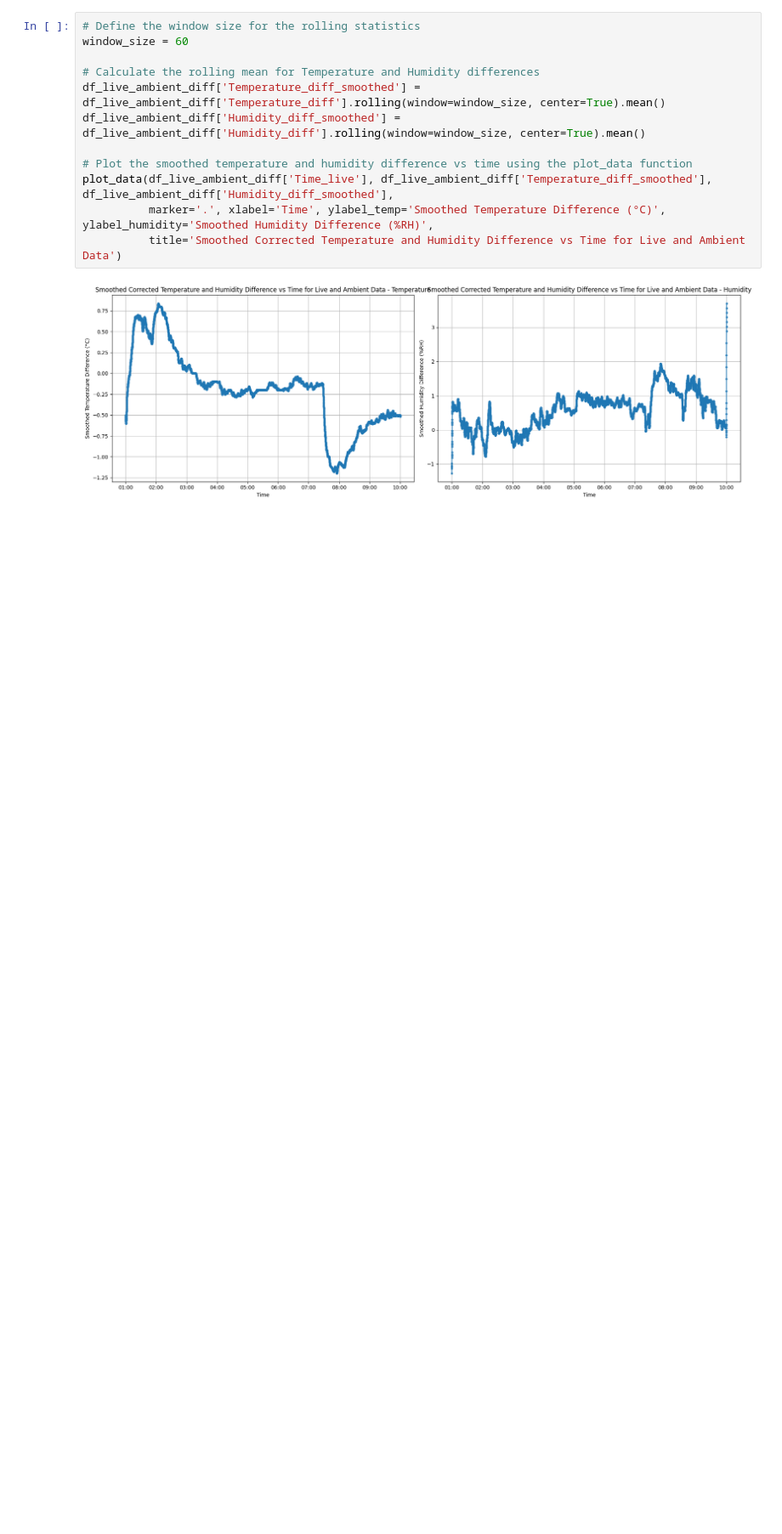
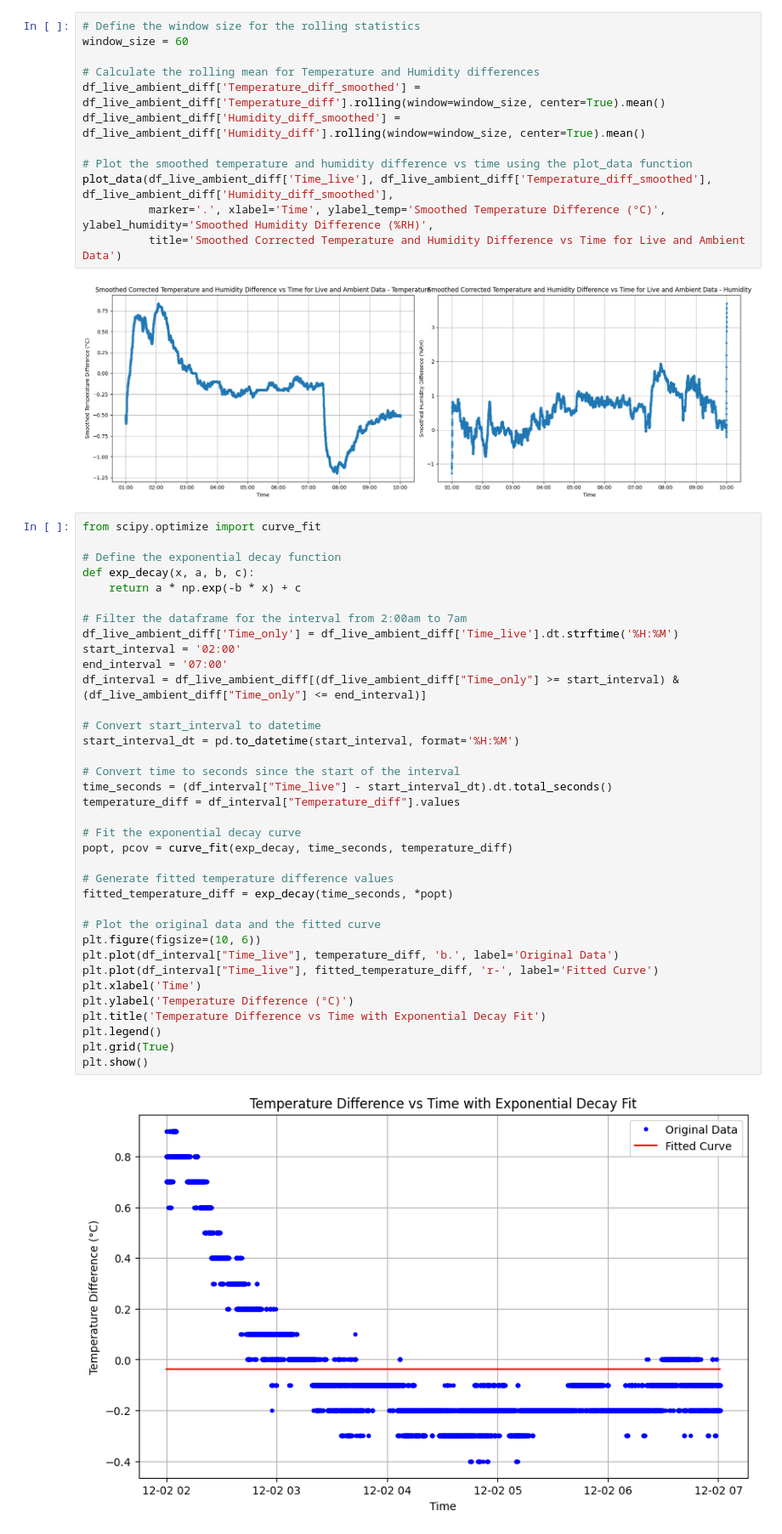
Before and after one commit to ongzzzzzz/poe-data-analysis, a Jupyter notebook: analysis.ipynb, the cells around one changed output. Shown at 85% size. Cells and saved outputs as stored; diff of their text form; blank space fills up the shorter version.

```diff
--- a/analysis.ipynb
+++ b/analysis.ipynb
@@ -297,3 +297,41 @@ plot_data(df_live_ambient_diff['Time_live'], df_live_ambient_diff['Temperature_d
           title='Smoothed Corrected Temperature and Humidity Difference vs Time for Live and Ambient Data')
 # %% [output]
 [figure]
+# %%
+from scipy.optimize import curve_fit
+
+# Define the exponential decay function
+def exp_decay(x, a, b, c):
+    return a * np.exp(-b * x) + c
+
+# Filter the dataframe for the interval from 2:00am to 7am
+df_live_ambient_diff['Time_only'] = df_live_ambient_diff['Time_live'].dt.strftime('%H:%M')
+start_interval = '02:00'
+end_interval = '07:00'
+df_interval = df_live_ambient_diff[(df_live_ambient_diff["Time_only"] >= start_interval) & (df_live_ambient_diff["Time_only"] <= end_interval)]
+
+# Convert start_interval to datetime
+start_interval_dt = pd.to_datetime(start_interval, format='%H:%M')
+
+# Convert time to seconds since the start of the interval
+time_seconds = (df_interval["Time_live"] - start_interval_dt).dt.total_seconds()
+temperature_diff = df_interval["Temperature_diff"].values
+
+# Fit the exponential decay curve
+popt, pcov = curve_fit(exp_decay, time_seconds, temperature_diff)
+
+# Generate fitted temperature difference values
+fitted_temperature_diff = exp_decay(time_seconds, *popt)
+
+# Plot the original data and the fitted curve
+plt.figure(figsize=(10, 6))
+plt.plot(df_interval["Time_live"], temperature_diff, 'b.', label='Original Data')
+plt.plot(df_interval["Time_live"], fitted_temperature_diff, 'r-', label='Fitted Curve')
+plt.xlabel('Time')
+plt.ylabel('Temperature Difference (°C)')
+plt.title('Temperature Difference vs Time with Exponential Decay Fit')
+plt.legend()
+plt.grid(True)
+plt.show()
+# %% [output]
+[figure, added]
```
